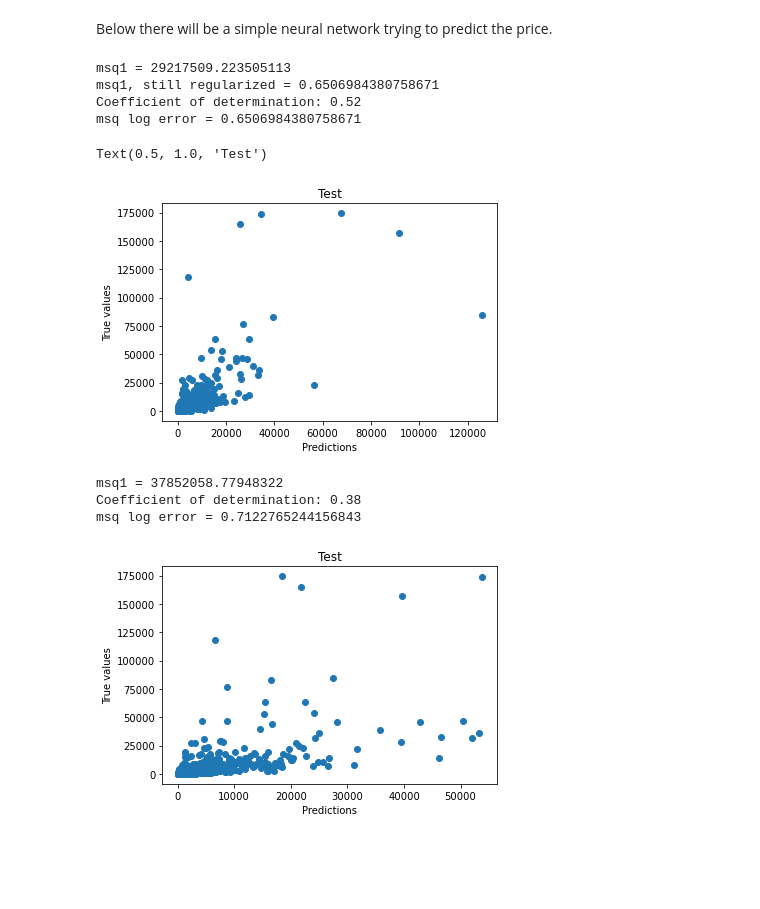
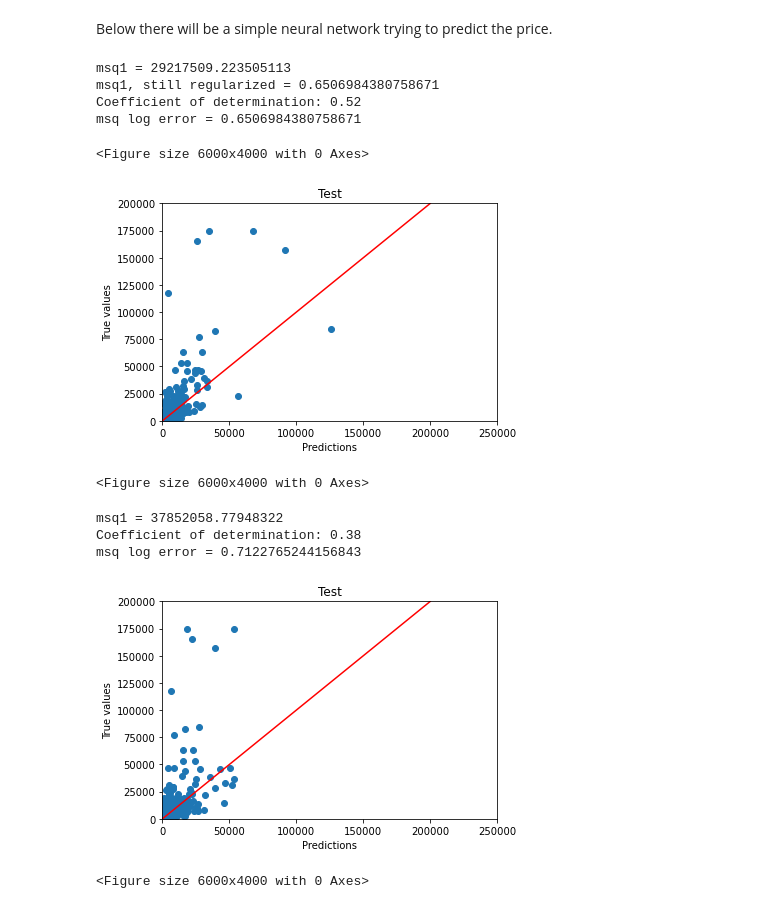
Before and after one commit to Serg99io/Capstone-cryptoart, a Jupyter notebook: capstone notebook.ipynb, the cells around one changed output. Saved outputs shown, nothing was run; the diff lists cells and outputs as text; code cells hidden in the pictures; blank space fills up the shorter version.

```diff
--- a/capstone notebook.ipynb
+++ b/capstone notebook.ipynb
@@ -189,0 +191,8 @@ print(value[2782])
+# %%
+#plotting the amount of sales over time in a histogram
+fig, ax7 = plt.subplots(figsize=(10,10))
+datafr = pandas.DataFrame(lstdays)
+plt.hist(datafr,bins=20,color= "#3399FF", edgecolor='black')
+ax7.set_ylabel("Amount of sales")
+ax7.set_xlabel("Time")
+ax7.set_title("Timeline of sale frequency")
@@ -420,22 +386,22 @@ Pearsons correlation: 0.868
 # %%
 from sklearn.model_selection import train_test_split
 from sklearn.utils import shuffle
-from sklearn.ensemble import RandomForestRegressor
+from sklearn.preprocessing import MinMaxScaler
+from sklearn.metrics import mean_squared_error, r2_score, mean_squared_log_error
 
 #shuffle and have a certain seed
 
 for i in lst_feat:
     r = shuffle(i, random_state=1311)
     training = round(len(i[:,1])*0.8)
-    #print(training)
     #starts from 10785
     test = training
     X_train = r[:training, :8]
     X_test  = r[test:, :8]
     y_train = r[:training, 8]
     y_test  = r[test:, 8]
-    #X_train, X_test, y_train, y_test = train_test_split(matrix_basic[:5],i[6],test_size=0.2,random_state =27) #diff way
 
+    #normalising
     norm = MinMaxScaler()
     norm.fit(X_test)
     X_train_norm = norm.transform(X_train)
@@ -443,17 +409,13 @@ for i in lst_feat:
     # transform testing data
     X_test_norm = norm.fit_transform(X_test)
 
-    fig, ax = plt.subplots()
-    #ax.scatter(X_train[:,4],y_train)
-
+    #making linear regression model
     linreg = LinearRegression()
     linreg.fit(X_train_norm,y_train)
     y_pred = linreg.predict(X_test_norm)
 
-    #source https://machinelearningmastery.com/feature-selection-with-real-and-categorical-data/
     y_predxreg = []
     y_truexreg = []
-
 
     for j in y_pred:
         l = (math.e ** j) - 1
@@ -461,17 +423,22 @@ for i in lst_feat:
 
     for k in y_test:
         l2 = (math.e ** k) - 1
-
         y_truexreg.append(l2)
 
+    fig, ax = plt.subplots()
+    x = [0,200000]
+    y = [0,200000]
+    plt.plot(x,y,'r')
+    #plt.figure(figsize=(10, 10))
     ax.scatter(y_predxreg,y_truexreg)
     ax.set_ylabel("True values")
     ax.set_xlabel("Predictions")
     ax.set_title("Test")
     #ax.axis("equal")
+    ax.set(xlim=(0, 250000), ylim=(0, 200000))
 
-    from sklearn.metrics import mean_squared_error, r2_score, mean_squared_log_error
-    #the msq is super large, because of a prediction that is of the chart.
+    plt.figure(dpi=1000)
+    #plt.savefig('plot1.png', dpi=1000) #for saving
     print("msq log error = " + str(mean_squared_log_error(y_truexreg, y_predxreg)))
     print("msqe = " + str(mean_squared_error(y_truexreg, y_predxreg)))
     print('Coefficient of determination: %.2f'
@@ -521,46 +478,45 @@ parameter_space = {
     'learning_rate': ['constant','adaptive'],
 }
 
-#clf2 = MLPRegressor(max_iter=2500, alpha= 0.0001, hidden_layer_sizes= (15, 10), learning_rate= 'adaptive', solver= 'lbfgs')
-#'learning_rate': 'adaptive', 'solver': 'lbfgs'})
-
 clf2 = MLPRegressor(solver='lbfgs', alpha=0.0001, hidden_layer_sizes=(15, 10), random_state=40,max_iter=5000, learning_rate= 'adaptive')
-
 
 #clf3 = GridSearchCV(clf2, parameter_space, cv=5) #best parameters found are: {'activation': 'tanh', 'alpha': 0.0001, 'hidden_layer_sizes': (15, 10),
 #'learning_rate': 'adaptive', 'solver': 'lbfgs'}
 
 clf2.fit(X_train_norm, y_train)
 
 #print('Best parameters found:\n', clf3.best_params_)
 y_hat_test_n = clf2.predict(X_test_norm)
 y_predxreg2 = []
 for r in y_hat_test_n:
-     #l = math.e ** i - 1
     l3 = math.e ** r - 1
     y_predxreg2.append(l3)
-
 
 print("msq1 = " + str(mean_squared_error(y_truexreg, y_predxreg2)))
 print("msq1, still regularized = " + str(mean_squared_error(y_test, y_hat_test_n)))
 print('Coefficient of determination: %.2f'
       % r2_score(y_truexreg, y_predxreg2))
 print("msq log error = " + str(mean_squared_log_error(y_truexreg, y_predxreg2)))
 
 fig, ax2 = plt.subplots()
 ax2.scatter(y_predxreg2,y_truexreg)
 ax2.set_ylabel("True values")
 ax2.set_xlabel("Predictions")
 ax2.set_title("Test")
+ax2.set(xlim=(0, 250000), ylim=(0, 200000))
+
+plt.plot(x,y,'r')
+plt.figure(dpi=1000)
 # %% [output]
 msq1 = 29217509.223505113
 msq1, still regularized = 0.6506984380758671
 Coefficient of determination: 0.52
 msq log error = 0.6506984380758671
-Text(0.5, 1.0, 'Test')
+<Figure size 6000x4000 with 0 Axes>
-[figure, old version]
+[figure, new version]
+<Figure size 6000x4000 with 0 Axes>
 # %%
-from sklearn.linear_model import ElasticNetCV # cv stands for cross validation
+from sklearn.linear_model import ElasticNetCV # cv stands for cross validation and another linear regression model
 regr = ElasticNetCV(random_state=1311,cv = 5)
 regr.fit(X_train_norm, y_train)
 y_pred3 = regr.predict(X_test_norm)
@@ -585,9 +541,14 @@ ax3.scatter(y_predxreg3,y_truexreg)
 ax3.set_ylabel("True values")
 ax3.set_xlabel("Predictions")
 ax3.set_title("Test")
+ax3.set(xlim=(0, 250000), ylim=(0, 200000))
+
+plt.plot(x,y,'r')
+plt.figure(dpi=1000)
 print("msq log error = " + str(mean_squared_log_error(y_truexreg, y_predxreg3)))
 # %% [output]
 msq1 = 37852058.77948322
 Coefficient of determination: 0.38
 msq log error = 0.7122765244156843
-[figure, old version]
+[figure, new version]
+<Figure size 6000x4000 with 0 Axes>
```
Also changed, not shown: parts of 17 cells of this notebook, 1 other file.
